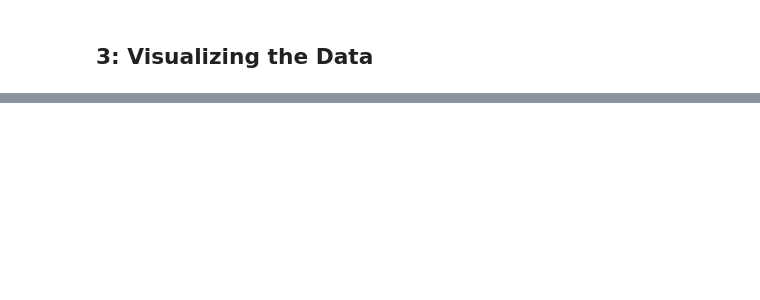
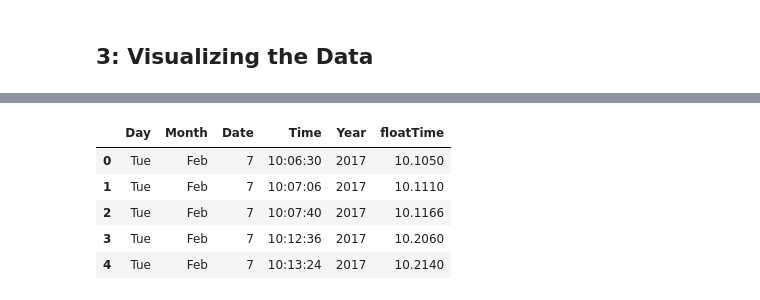
Before and after one commit to austinmw/BU-EC520-Ghana-Handwashing, a Jupyter notebook: Timestamp Summary Statistics.ipynb, the cells around one changed output, grey strips where cells are left out. Drawn from its saved outputs; the diff is of its cells as text; code cells hidden in the pictures; blank space fills up the shorter version.

```diff
--- a/Timestamp Summary Statistics.ipynb
+++ b/Timestamp Summary Statistics.ipynb
@@ -219,0 +249,24 @@ df.head(10)
+# %%
+# time to float, e.g. 10:06:30 -> 10.1050
+def timetofloat(s):
+    t = s.split(':')
+    return float(t[0]+'.'+str(int(float(t[1])*100/60))+str(int(float(t[2])*100/60)))
+
+# Create dictionary of dataframes for each school's timestamps
+header = ['Day', 'Month', 'Date', 'Time', 'Year']
+dataframe_collection = {}
+for i,s in enumerate(schools):
+    dataframe_collection[s] = pd.DataFrame(sTimestamps[i], columns=header)
+    dataframe_collection[s].name = s
+    # add float time column
+    dataframe_collection[s]['floatTime'] = dataframe_collection[s]['Time'].apply(timetofloat)
+
+# example for first school
+dataframe_collection[schools[0]].head()
+# %% [output]
+|  | Day | Month | Date | Time | Year | floatTime |
+| 0 | Tue | Feb | 7 | 10:06:30 | 2017 | 10.1050 |
+| 1 | Tue | Feb | 7 | 10:07:06 | 2017 | 10.1110 |
+| 2 | Tue | Feb | 7 | 10:07:40 | 2017 | 10.1166 |
+| 3 | Tue | Feb | 7 | 10:12:36 | 2017 | 10.2060 |
+| 4 | Tue | Feb | 7 | 10:13:24 | 2017 | 10.2140 |
```
Also changed, not shown: parts of 12 cells of this notebook, 3 other files.
